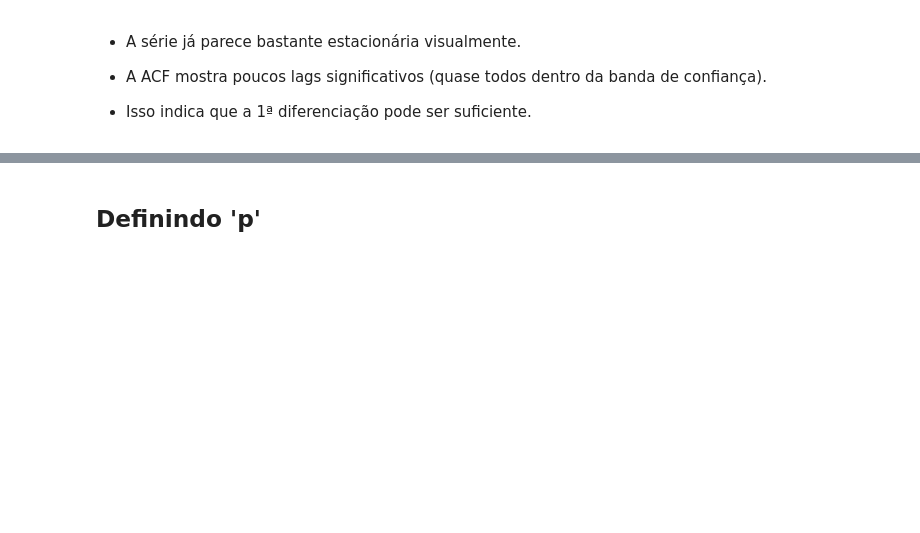
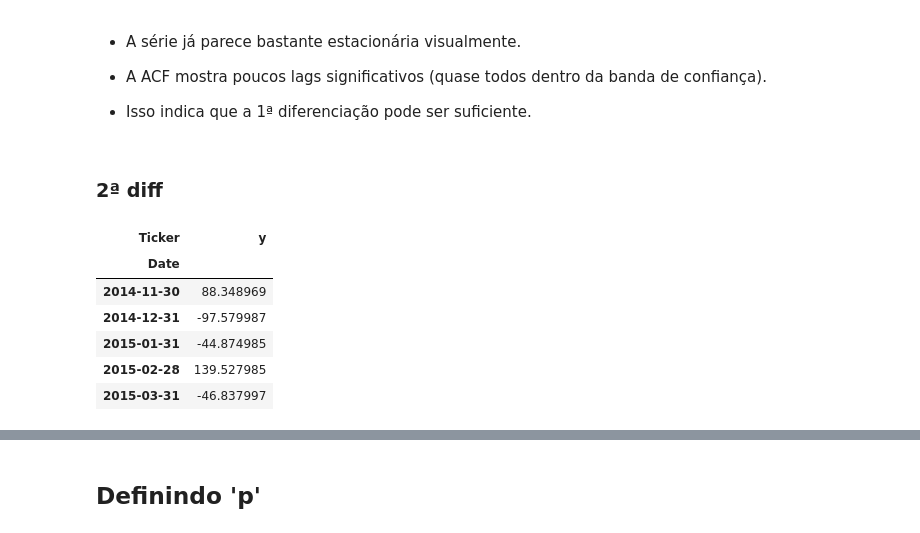
Before and after one commit to MariaGabrielaAlvesZuppardo/SeriesTemporaisCin, a Jupyter notebook: Lista_de_Exercicio_ARIMA_Not_Seasonal.ipynb, the cells around one changed output, grey strips where cells are left out. Cells and saved outputs as stored; diff of their text form; code cells hidden in the pictures; blank space fills up the shorter version.

```diff
--- a/Lista_de_Exercicio_ARIMA_Not_Seasonal.ipynb
+++ b/Lista_de_Exercicio_ARIMA_Not_Seasonal.ipynb
@@ -217,5 +218,20 @@ Data has no unit root and is stationary
 * A ACF mostra poucos lags significativos (quase todos dentro da banda de confiança).
 
 * Isso indica que a 1ª diferenciação pode ser suficiente.
+# %% [markdown]
+### 2ª diff
+# %%
+diff2 = diff1.copy()
+diff2['y'] = diff2['y'].diff(1)
+diff2.dropna(inplace=True)
+diff2.head()
+# %% [output]
+| Ticker | y |
+| Date |  |
+| 2014-11-30 | 88.348969 |
+| 2014-12-31 | -97.579987 |
+| 2015-01-31 | -44.874985 |
+| 2015-02-28 | 139.527985 |
+| 2015-03-31 | -46.837997 |
 # %%
 fig, axes = plt.subplots(1, 2)
```
Also changed, not shown: parts of 11 cells of this notebook.
